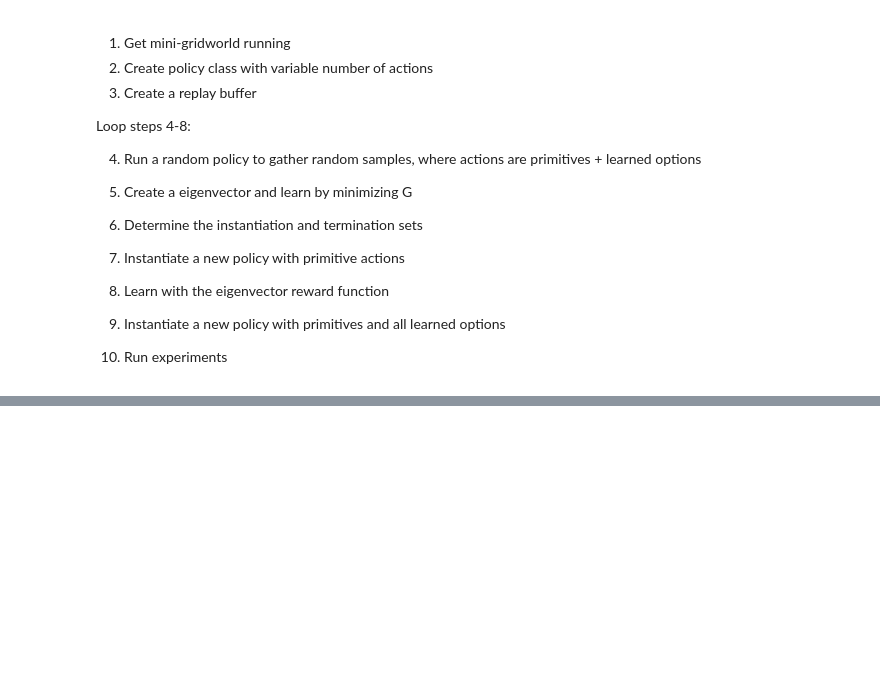
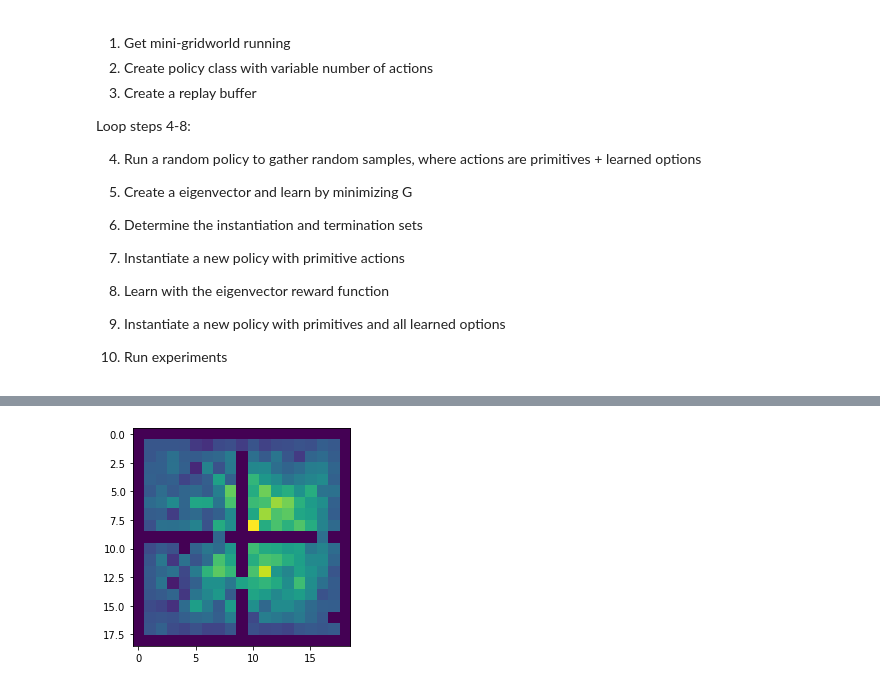
Before and after one commit to ejmejm/OptionsExplorationExperiments, a Jupyter notebook: deep_covering_options.ipynb, the cells around one changed output, grey strips where cells are left out. Cells and saved outputs as stored; diff of their text form; code cells hidden in the pictures; blank space fills up the shorter version.

```diff
--- a/deep_covering_options.ipynb
+++ b/deep_covering_options.ipynb
@@ -299,0 +318,4 @@ plt.imshow(ev_map)
+# %%
+render_eigenvector(eigen_function, env, env_seed)
+# %% [output]
+[figure, added]
```
Also changed, not shown: parts of 9 cells of this notebook.
